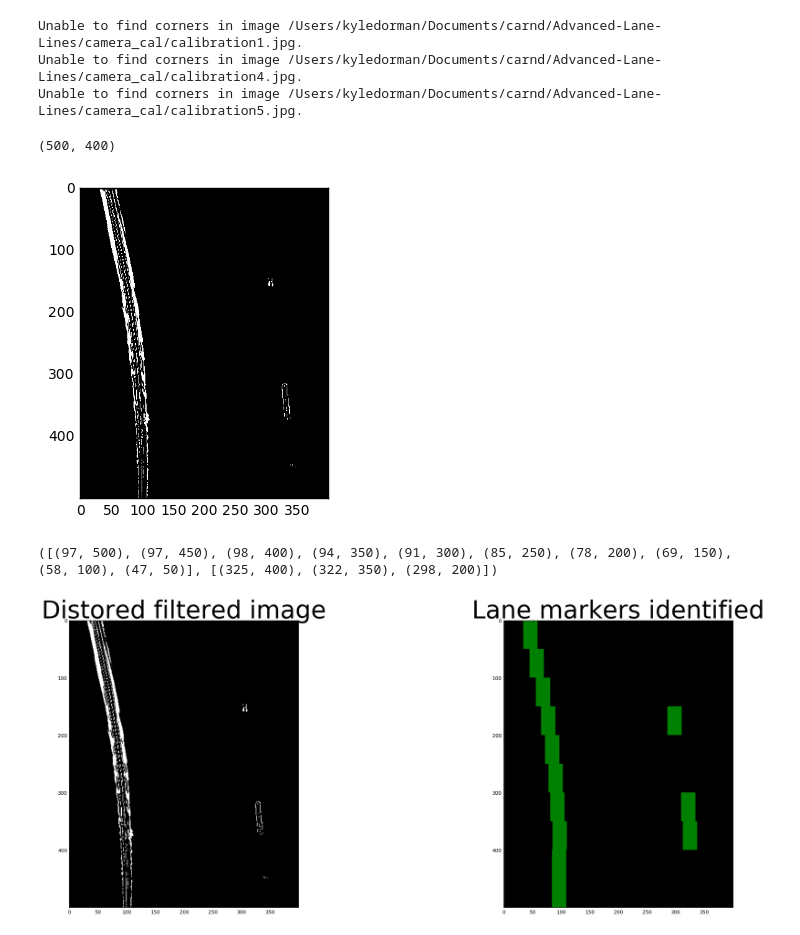
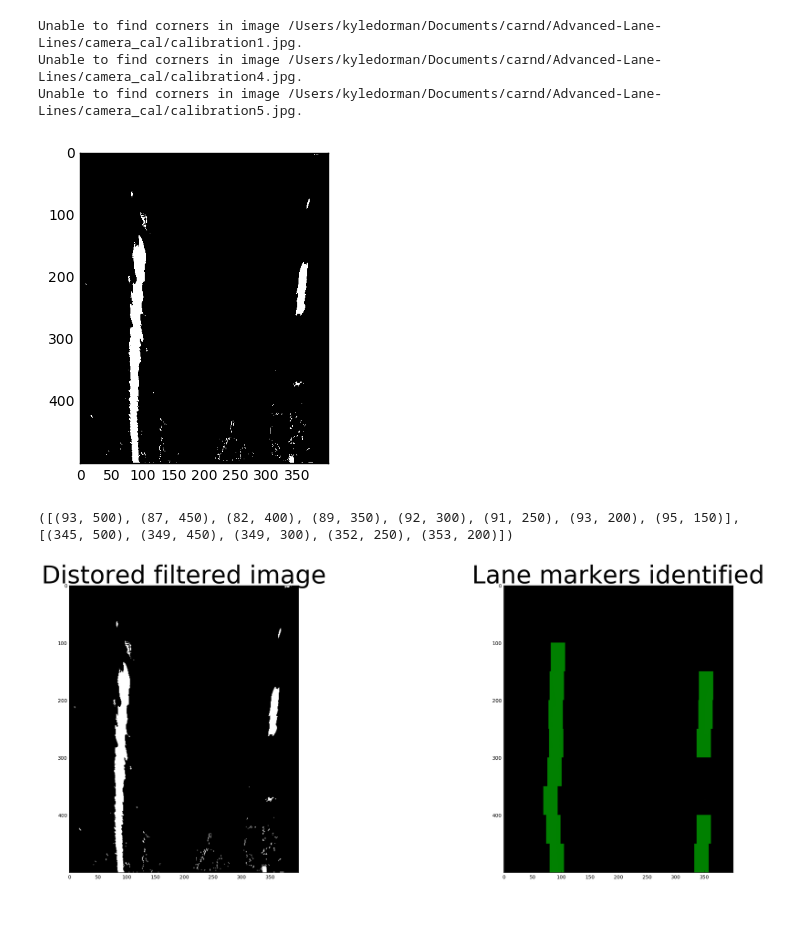
Before and after one commit to kyle-dorman/Advanced-Lane-Lines, a Jupyter notebook: lane_search.ipynb, the cells around one changed output. Saved outputs shown, nothing was run; the diff lists cells and outputs as text; code cells hidden in the pictures.

Commit message:
Working on filtering and writing readme.

```diff
--- a/lane_search.ipynb
+++ b/lane_search.ipynb
@@ -12,7 +12,7 @@ from lane_lines.PerspectiveTransformer import RoadTransformer
 distorter = ImageDistorter()
 transformer = RoadTransformer()
 
-image = mpimg.imread('test_images/test2.jpg')
+image = mpimg.imread('test_images/test1.jpg')
 shape = image.shape[0:2]
 undistorted = distorter.undistort(image)
 warped = transformer.warped(undistorted)
@@ -21,15 +21,11 @@ filtered = filter(warped)
 Unable to find corners in image /Users/kyledorman/Documents/carnd/Advanced-Lane-Lines/camera_cal/calibration1.jpg.
 Unable to find corners in image /Users/kyledorman/Documents/carnd/Advanced-Lane-Lines/camera_cal/calibration4.jpg.
 Unable to find corners in image /Users/kyledorman/Documents/carnd/Advanced-Lane-Lines/camera_cal/calibration5.jpg.
-# %%
-filtered.shape
-# %% [output]
-(500, 400)
 # %%
 plt.imshow(filtered, cmap='gray')
 plt.show()
 # %% [output]
-[figure, old version]
+[figure, new version]
 # %%
 window_width = 25
 window_height = 50 # Break image into 10 vertical layers since image height is 500
@@ -83,7 +79,7 @@ def find_window_centroid(image, window_width, window_height, margin, center, hei
 
   # If we found very few pixels over all, skip this point.
   # It could be a place with no lines
-  if np.sum(image_layer) < 30:
+  if np.sum(image_layer) < 50:
     return None
 
   window = np.ones(window_width)
@@ -112,36 +108,36 @@ if len(window_centroids[0]) > 0:
     l_points[(l_points == 255) | ((l_mask == 1) ) ] = 255
 
   for level in range(len(window_centroids[1])):
     # Window_mask is a function to draw window areas
     centroid = window_centroids[1][level]
     r_mask = window_mask(window_width,window_height,filtered,centroid[0],centroid[1])
     # Add graphic points from window mask here to total pixels found
     r_points[(r_points == 255) | ((r_mask == 1) ) ] = 255
 
   # Draw the results
   template = np.array(r_points+l_points,np.uint8) # add both left and right window pixels together
   zero_channel = np.zeros_like(template) # create a zero color channle
   template = np.array(cv2.merge((zero_channel,template,zero_channel)),np.uint8) # make window pixels green
   warpage = np.array(cv2.merge((filtered,filtered,filtered)),np.uint8) # making the original road pixels 3 color channels
   output = cv2.addWeighted(warpage, 1, template, 0.5, 0.0) # overlay the orignal road image with window results
 
 # If no window centers found, just display orginal road image
 else:
   output = np.array(cv2.merge((warped,warped,warped)),np.uint8)
 
 # Display the final results
 f, (ax1, ax2) = plt.subplots(1, 2, figsize=(24, 9))
 f.tight_layout()
 ax1.imshow(filtered, cmap='gray')
 ax1.set_title('Distored filtered image', fontsize=50)
 ax2.imshow(output)
 ax2.set_title('Lane markers identified', fontsize=50)
 plt.subplots_adjust(left=0., right=1, top=0.9, bottom=0.)
+# plt.savefig('filter_threshold.png')
 plt.show()
-# plt.savefig('filter_threshold.png')
 # %% [output]
-([(97, 500), (97, 450), (98, 400), (94, 350), (91, 300), (85, 250), (78, 200), (69, 150), (58, 100), (47, 50)], [(325, 400), (322, 350), (298, 200)])
+([(93, 500), (87, 450), (82, 400), (89, 350), (92, 300), (91, 250), (93, 200), (95, 150)], [(345, 500), (349, 450), (349, 300), (352, 250), (353, 200)])
-[figure, old version]
+[figure, new version]
 # %%
 lefty = [c[1] for c in window_centroids[0]]
 leftx = [c[0] for c in window_centroids[0]]
```
Also changed, not shown: parts of 4 cells of this notebook, 19 other files.
